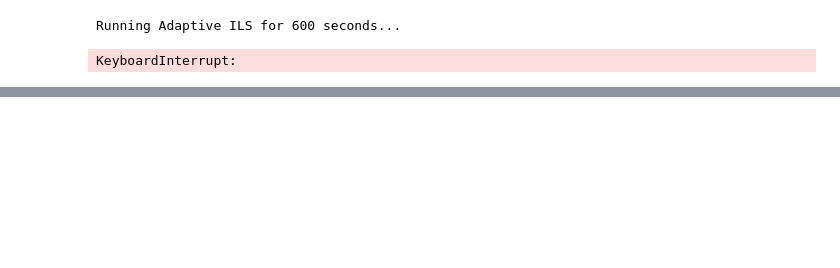
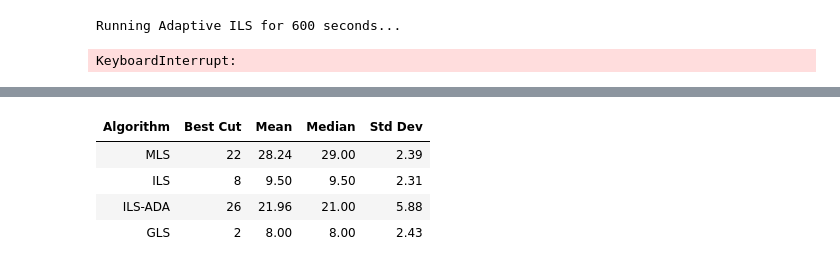
Before and after one commit to Cem-Kaya/Evo_Comp_Assignment_2, a Jupyter notebook: Practical_Assignment_2.ipynb, the cells around one changed output, grey strips where cells are left out. Saved outputs shown, nothing was run; the diff lists cells and outputs as text; code cells hidden in the pictures; blank space fills up the shorter version.

```diff
--- a/Practical_Assignment_2.ipynb
+++ b/Practical_Assignment_2.ipynb
@@ -583,0 +685,21 @@ pass
+# %%
+#Generate the results table.
+columns = ['Algorithm', 'Best Cut', 'Mean', 'Median', 'Std Dev']
+res_data = []
+res_data.append(['MLS', mls_best, mean_mls, mls_median, stdev_mls])
+res_data.append(['ILS', ils_best, mean_ils, ils_median, stdev_ils])
+res_data.append(['ILS-ADA', ils_ada_best, mean_ils_ada, ils_ada_median, stdev_ils_ada])
+res_data.append(['GLS', gls_best, mean_gls, gls_median, stdev_gls])
+df = pd.DataFrame(res_data, columns=columns)
+styled_df = df.style.set_properties(**{'text-align': 'center'})
+styled_df = styled_df.format(precision=2)
+styled_df = styled_df.set_table_styles([{'selector': 'th', 'props': [('text-align', 'center')]}])
+styled_df = styled_df.hide(axis='index')
+html_table = styled_df.to_html()
+HTML(html_table)
+# %% [output]
+| Algorithm | Best Cut | Mean | Median | Std Dev |
+| MLS | 22 | 28.24 | 29.00 | 2.39 |
+| ILS | 8 | 9.50 | 9.50 | 2.31 |
+| ILS-ADA | 26 | 21.96 | 21.00 | 5.88 |
+| GLS | 2 | 8.00 | 8.00 | 2.43 |
```
Also changed, not shown: parts of 6 cells of this notebook, 55 other files.
